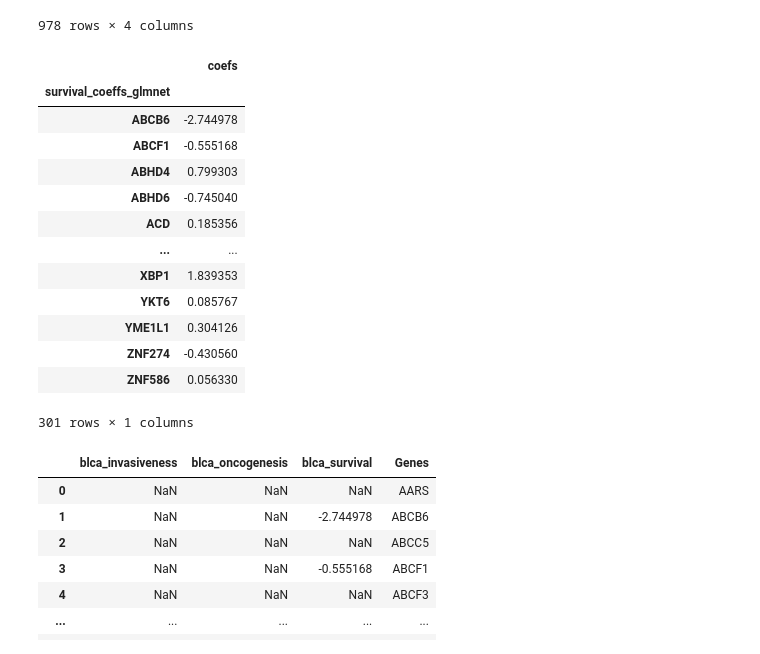
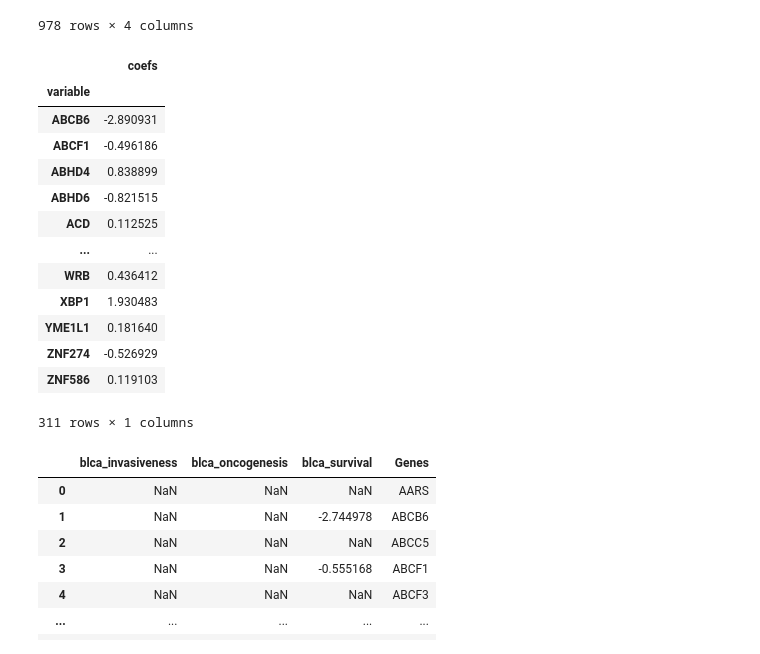
Before and after one commit to jingsday/blca_publication, a Jupyter notebook: blca_publication_Scripts/blca_Scripts_SVM/blca_Scripts_svm_stvs.ipynb, the cells around one changed output. Saved outputs shown, nothing was run; the diff lists cells and outputs as text; code cells hidden in the pictures.

```diff
--- a/blca_publication_Scripts/blca_Scripts_SVM/blca_Scripts_svm_stvs.ipynb
+++ b/blca_publication_Scripts/blca_Scripts_SVM/blca_Scripts_svm_stvs.ipynb
@@ -45,26 +45,25 @@ display(stv_df)
 | 977 | NaN | NaN | NaN | ZW10 |
 978 rows × 4 columns
 # %%
-survival_coef = pd.read_excel('/home/jing/Phd_project/project_UCD_blca/blca_publication_OUTPUT/blca_publication_OUTPUT_survival/blca_glmnet.xlsx',
-              sheet_name='glmnet_result',index_col=0)
+survival_coef = pd.read_csv('/home/jing/Phd_project/project_UCD_blca/blca_publication_OUTPUT/blca_publication_OUTPUT_survival/blca_OUTPUT_tcga_immu_exc.csv',index_col=0)
 survival_coef.columns=['coefs']
 survival_coef.dropna(inplace=True)
 display(survival_coef)
 # %% [output]
 |  | coefs |
-| survival_coeffs_glmnet |  |
-| ABCB6 | -2.744978 |
-| ABCF1 | -0.555168 |
-| ABHD4 | 0.799303 |
-| ABHD6 | -0.745040 |
-| ACD | 0.185356 |
+| variable |  |
+| ABCB6 | -2.890931 |
+| ABCF1 | -0.496186 |
+| ABHD4 | 0.838899 |
+| ABHD6 | -0.821515 |
+| ACD | 0.112525 |
 | ... | ... |
-| XBP1 | 1.839353 |
-| YKT6 | 0.085767 |
-| YME1L1 | 0.304126 |
-| ZNF274 | -0.430560 |
-| ZNF586 | 0.056330 |
+| WRB | 0.436412 |
+| XBP1 | 1.930483 |
+| YME1L1 | 0.181640 |
+| ZNF274 | -0.526929 |
+| ZNF586 | 0.119103 |
-301 rows × 1 columns
+311 rows × 1 columns
 # %%
 for i in survival_coef.index:
     stv_df.loc[stv_df['Genes']==i,'blca_survival']= survival_coef.loc[i,'coefs']
```
Also changed, not shown: 3 other files.
